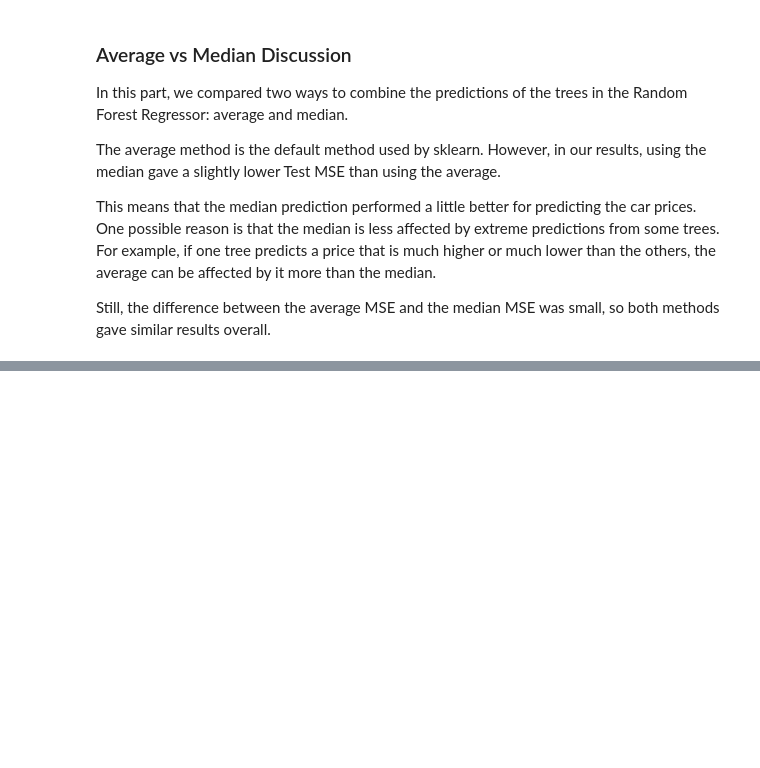
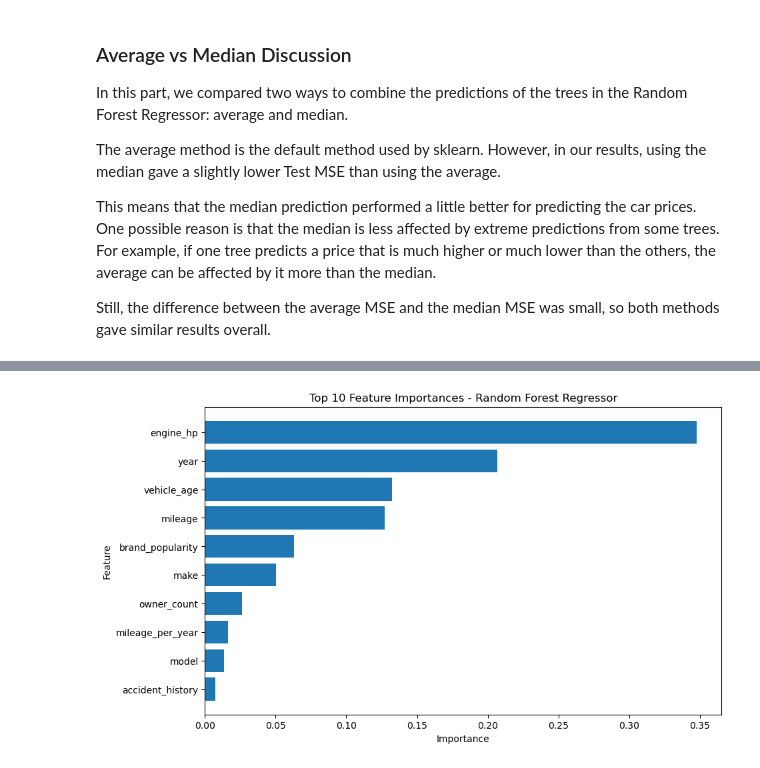
Before and after one commit to malak-re3/MACHINE-LEARNING-EX1, a Jupyter notebook: assignment1 (2).ipynb, the cells around one changed output, grey strips where cells are left out. Saved outputs shown, nothing was run; the diff lists cells and outputs as text; code cells hidden in the pictures; blank space fills up the shorter version.

```diff
--- a/assignment1 (2).ipynb
+++ b/assignment1 (2).ipynb
@@ -1554,0 +1557,14 @@ Still, the difference between the average MSE and the median MSE was small, so b
+# %%
+# -----------------------------
+# Feature Importance - Random Forest Regressor
+# -----------------------------
+
+rf_importances = sklearn_rf_regressor.feature_importances_
+feature_names = X_train_encoded.columns
+
+rf_feature_importance = pd.DataFrame({
+    "Feature": feature_names,
+    "Importance": rf_importances
+}).sort_values(by="Importance", ascending=False)
+
+rf_feature_importance.head(10)
@@ -1554,0 +1583,15 @@ Still, the difference between the average MSE and the median MSE was small, so b
+# %%
+plt.figure(figsize=(10, 6))
+
+top_rf_features = rf_feature_importance.head(10)
+
+plt.barh(top_rf_features["Feature"], top_rf_features["Importance"])
+plt.gca().invert_yaxis()
+
+plt.title("Top 10 Feature Importances - Random Forest Regressor")
+plt.xlabel("Importance")
+plt.ylabel("Feature")
+
+plt.show()
+# %% [output]
+[figure, added]
```
Also changed, not shown: parts of 9 cells of this notebook.
